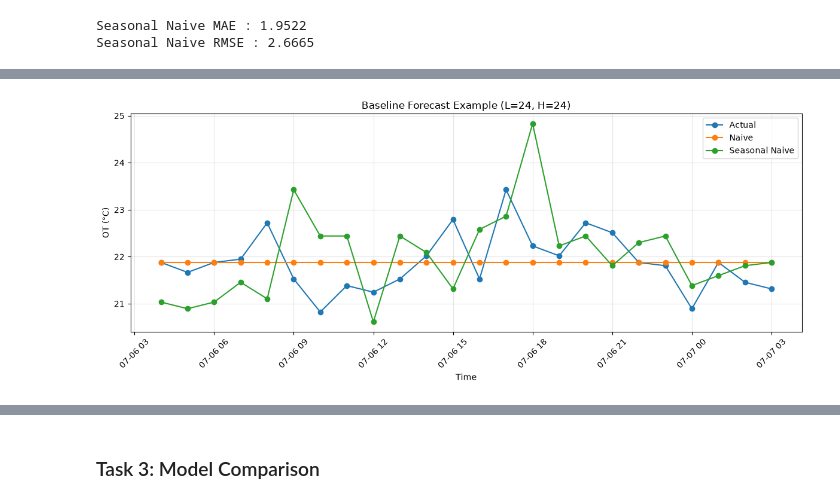
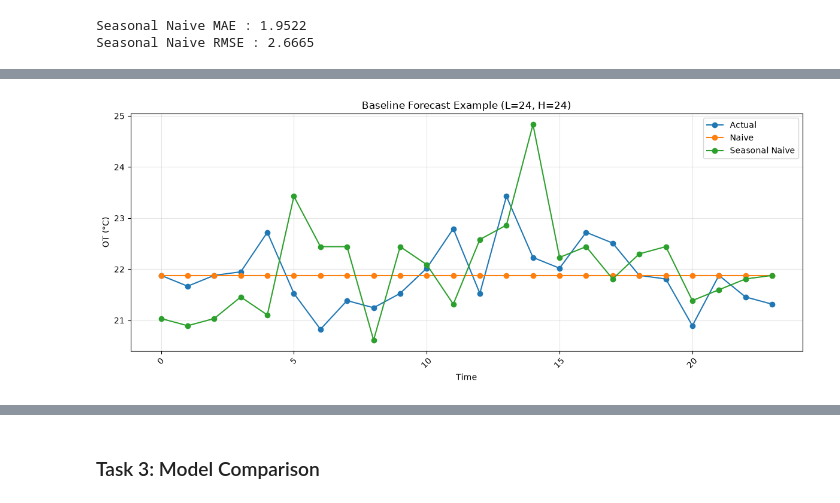
Before and after one commit to itskimheng/IAI_Lab_Intro_Assignment_2, a Jupyter notebook: main.ipynb, the cells around one changed output, grey strips where cells are left out. Drawn from its saved outputs; the diff is of its cells as text; code cells hidden in the pictures.

```diff
--- a/main.ipynb
+++ b/main.ipynb
@@ -513,9 +489,7 @@ def create_baseline_windows(data, L, H):
 L = 24
 H = 24
 
-y_val_true, naive_val, seasonal_val, val_dates = (
-    create_baseline_windows(val_df, L=L, H=H)
-)
+y_val_true, naive_val, seasonal_val = baseline_forecasts(val_df, L, H)
 # %%
 print("Actual shape:", y_val_true.shape)
 print("Naive shape:", naive_val.shape)
@@ -631,39 +569,34 @@ forecast_time = pd.date_range(
 plt.figure(figsize=(12, 5))
 
 plt.plot(
-    forecast_time,
     y_val_true[example],
     marker="o",
     label="Actual"
 )
 
 plt.plot(
-    forecast_time,
     naive_val[example],
     marker="o",
     label="Naive"
 )
 
 plt.plot(
-    forecast_time,
     seasonal_val[example],
     marker="o",
     label="Seasonal Naive"
 )
 
 plt.xlabel("Time")
 plt.ylabel("OT (°C)")
 plt.title(
     f"Baseline Forecast Example "
     f"(L={L}, H={H})"
 )
 
 plt.legend()
 plt.grid(alpha=0.3)
-
 plt.xticks(rotation=45)
-
 plt.tight_layout()
 plt.show()
 # %% [output]
-[figure, old version]
+[figure, new version]
```
Also changed, not shown: parts of 74 cells of this notebook.
